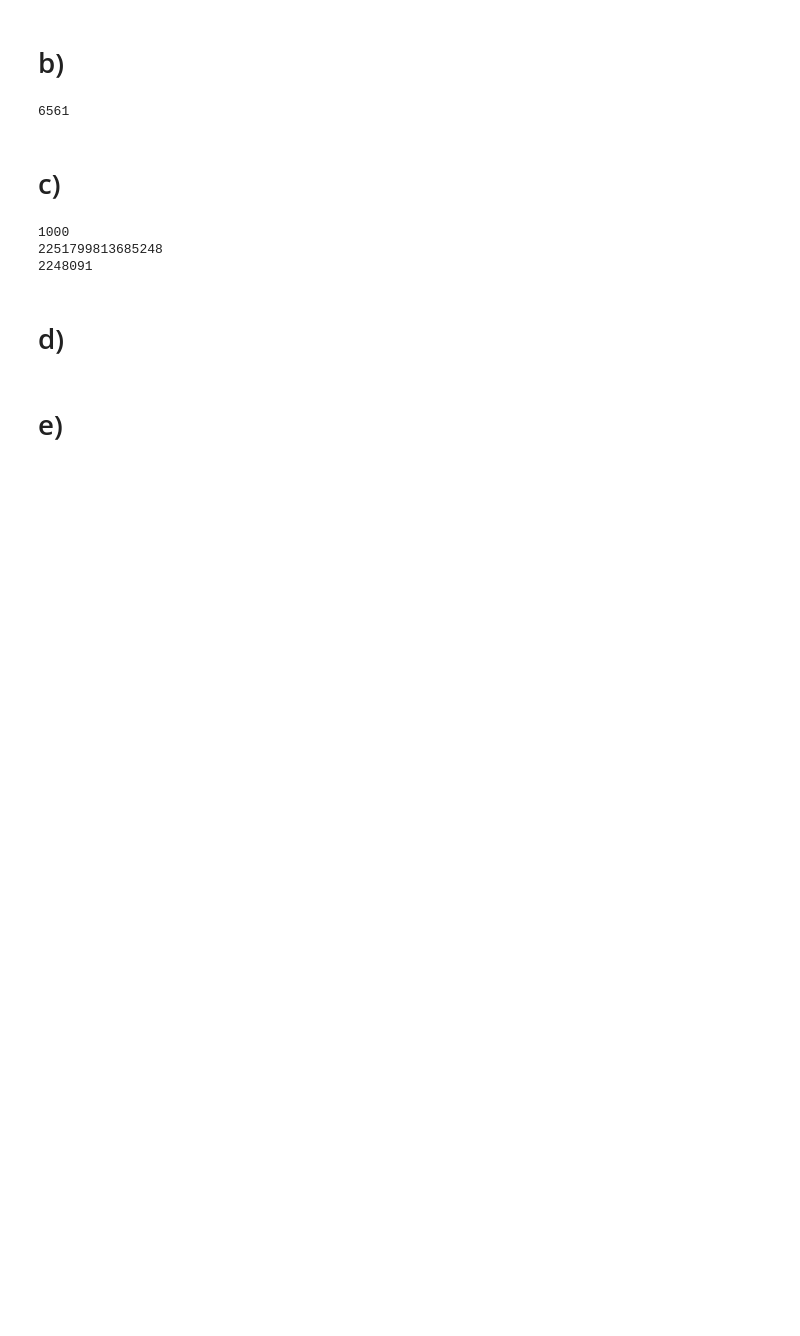
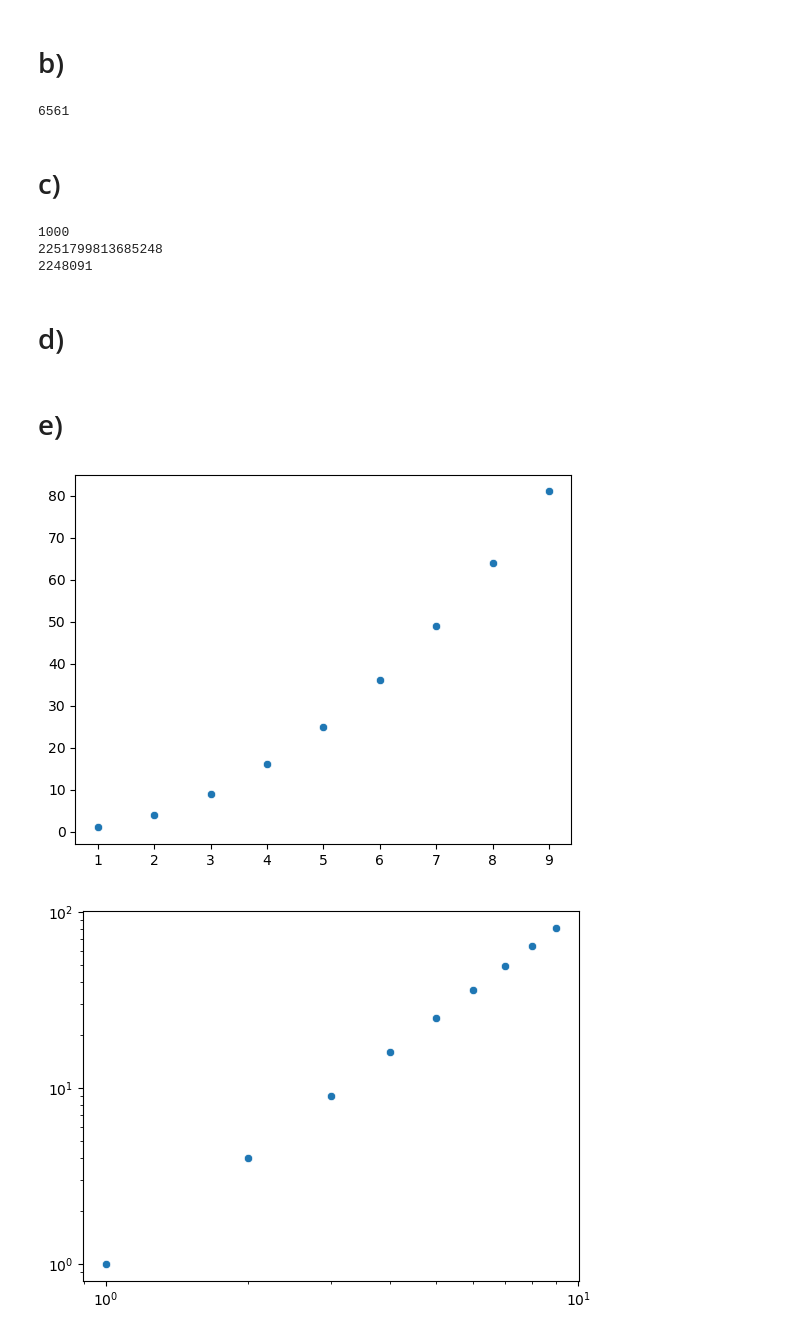
Before and after one commit to josinovmota/Defeating-An-introduction-to-statistical-learning, a Jupyter notebook: Exercises/4.8 Exercises (Classificação)/main.ipynb, the cells around one changed output. Drawn from its saved outputs; the diff is of its cells as text; code cells hidden in the pictures; blank space fills up the shorter version.

```diff
--- a/Exercises/4.8 Exercises (Classificação)/main.ipynb
+++ b/Exercises/4.8 Exercises (Classificação)/main.ipynb
@@ -663,3 +665,17 @@ def Power3(x, a):
     return result
 # %% [markdown]
 # e)
+# %%
+y_axis = [Power3(x, 2) for x in range(1, 10)]
+x_axis = [x for x in range(1, 10)]
+
+ax = sns.scatterplot(y=y_axis, x=x_axis)
+plt.show()
+
+ax = sns.scatterplot(y=y_axis, x=x_axis)
+ax.set_xscale("log")
+ax.set_yscale("log")
+plt.show()
+# %% [output]
+[figure, added]
+[figure, added]
```
Also changed, not shown: parts of 9 cells of this notebook.
